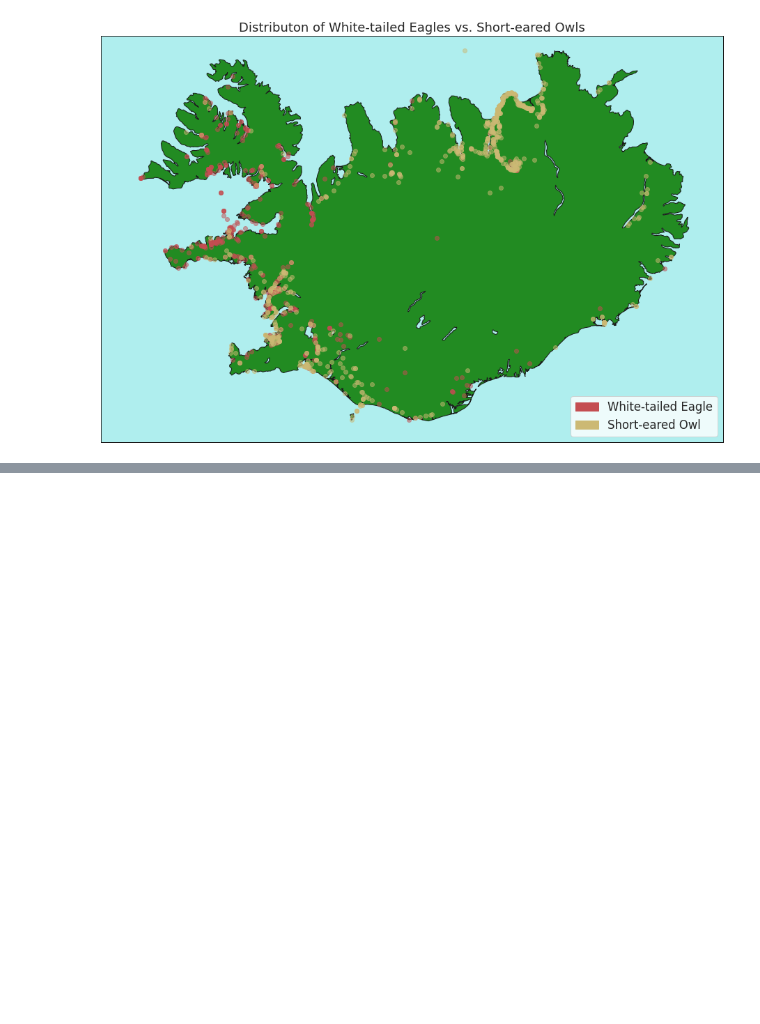
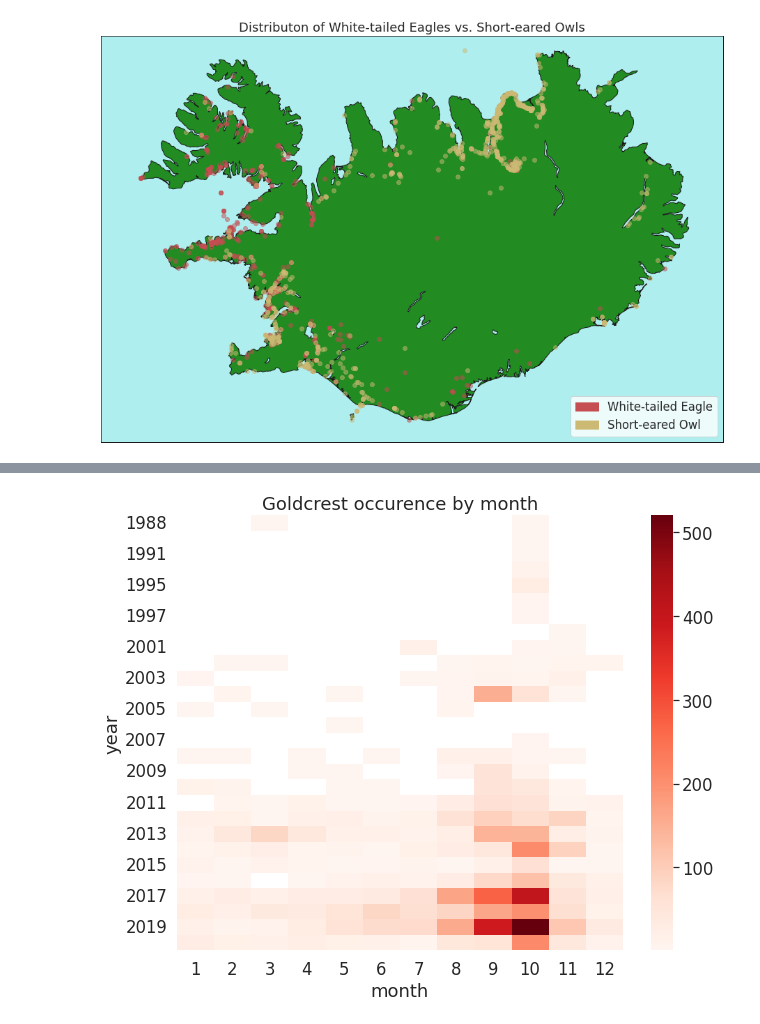
Before and after one commit to sveppalicious/Birds, a Jupyter notebook: Birds.ipynb, the cells around one changed output, grey strips where cells are left out. Cells and saved outputs as stored; diff of their text form; code cells hidden in the pictures; blank space fills up the shorter version.

```diff
--- a/Birds.ipynb
+++ b/Birds.ipynb
@@ -203,0 +248,12 @@ plt.show()
+# %%
+# frame         pandas DataFrame
+# year_start    year to start counting from (optional)
+def make_heatmap(frame, year_start=1900):
+    frame = frame[(frame["year"] >= year_start)]
+    heatmap_prep = (frame.pivot_table(index=frame['year'],
+                                       columns=frame['month'],
+                                       values='individualCount', aggfunc=np.sum))
+    return sns.heatmap(heatmap_prep, cmap='Reds')
+# %%
+goldcrests = birds[birds["vernacularName"] == "Goldcrest"]
+goldcrests.head()
@@ -203,0 +267,7 @@ plt.show()
+# %%
+fig, ax = plt.subplots(figsize=(10, 8))
+ax = make_heatmap(goldcrests)
+plt.title("Goldcrest occurence by month")
+plt.show()
+# %% [output]
+[figure, added]
```
Also changed, not shown: parts of 12 cells of this notebook, 1 other file.
